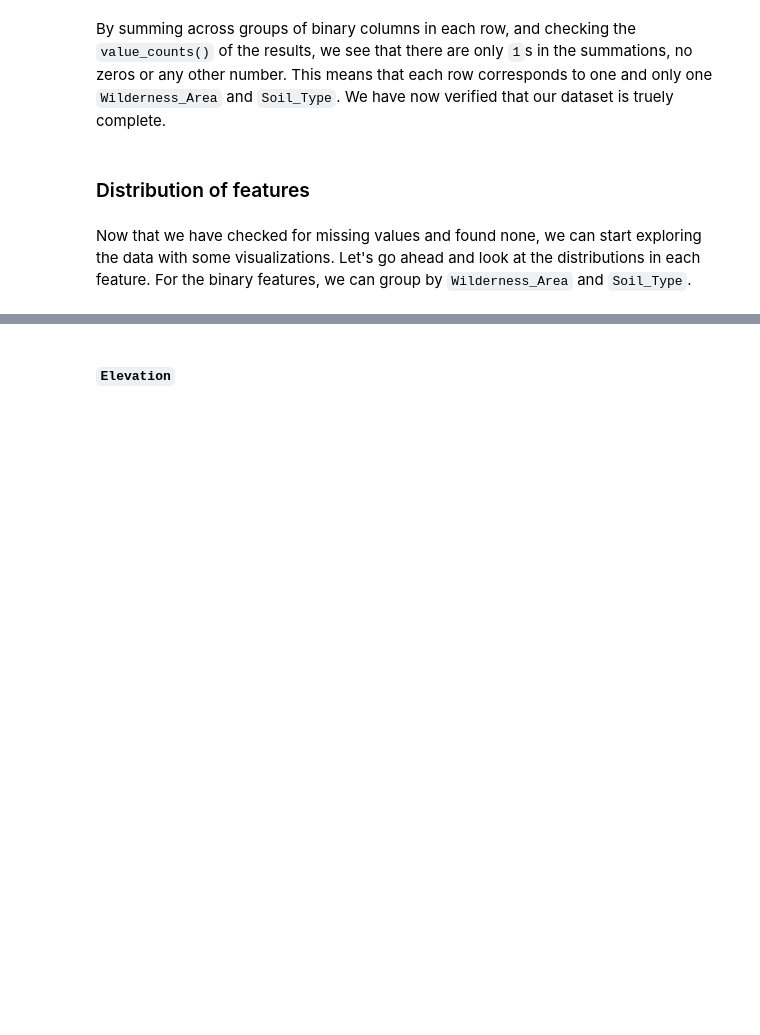
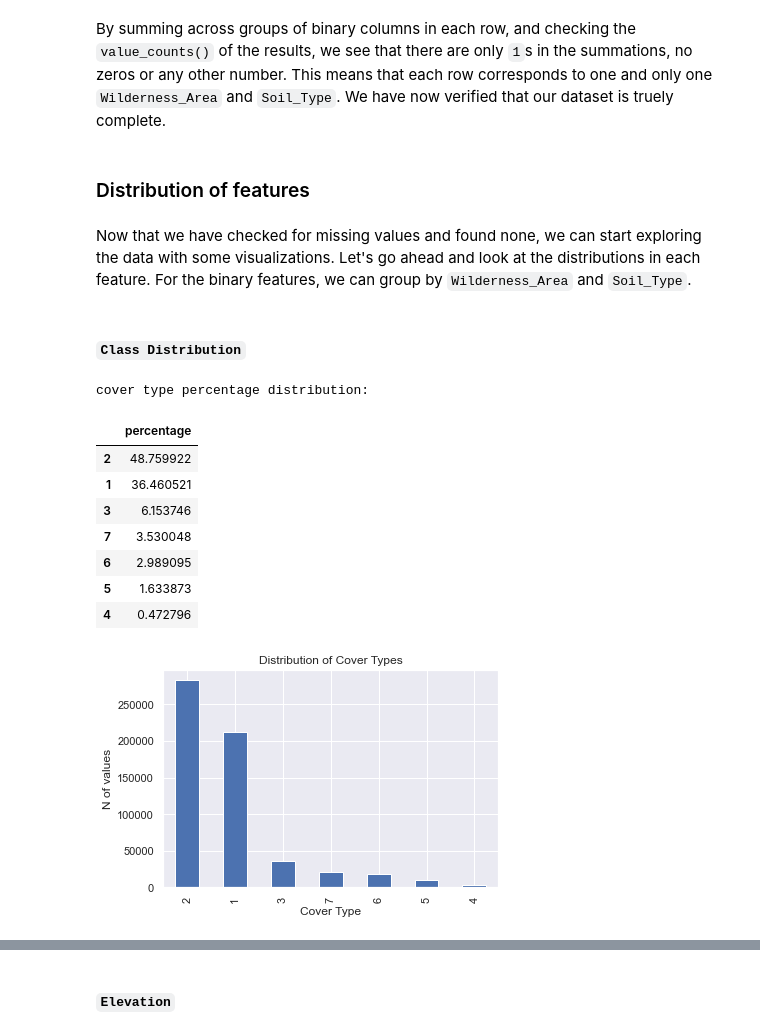
Before and after one commit to JardinDantzler/DS160_Final_Project_CNP_JDD, a Jupyter notebook: DS160_Final_Project_CNP_JDD.ipynb, the cells around one changed output, grey strips where cells are left out. Drawn from its saved outputs; the diff is of its cells as text; code cells hidden in the pictures; blank space fills up the shorter version.

```diff
--- a/DS160_Final_Project_CNP_JDD.ipynb
+++ b/DS160_Final_Project_CNP_JDD.ipynb
@@ -264,3 +265,26 @@ By summing across groups of binary columns in each row, and checking the `value_
 ### Distribution of features
 # %% [markdown]
 Now that we have checked for missing values and found none, we can start exploring the data with some visualizations. Let's go ahead and look at the distributions in each feature. For the binary features, we can group by `Wilderness_Area` and `Soil_Type`.
+# %% [markdown]
+#### `Class Distribution`
+# %%
+print()
+print("cover type percentage distribution:")
+series = 100 * data['Cover_Type'].value_counts() / data['Cover_Type'].count()
+
+ax = data.Cover_Type.value_counts().plot(kind='bar')
+ax.set(xlabel='Cover Type', ylabel='N of values',
+       title='Distribution of Cover Types')
+
+pd.DataFrame({'percentage': series})
+# %% [output]
+cover type percentage distribution:
+|  | percentage |
+| 2 | 48.759922 |
+| 1 | 36.460521 |
+| 3 | 6.153746 |
+| 7 | 3.530048 |
+| 6 | 2.989095 |
+| 5 | 1.633873 |
+| 4 | 0.472796 |
+[figure, added]
```
Also changed, not shown: parts of 62 cells of this notebook, 13 other files.
